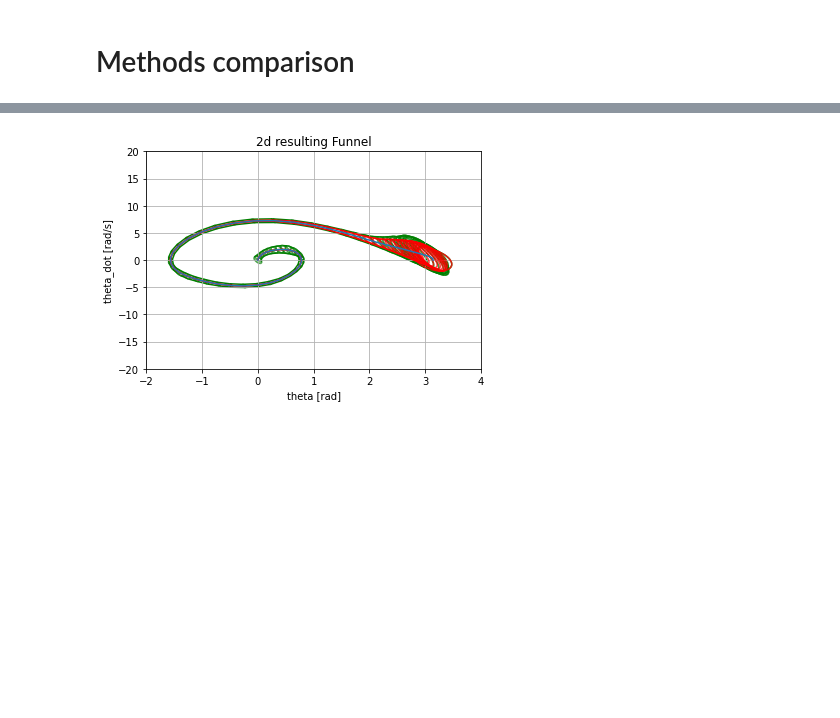
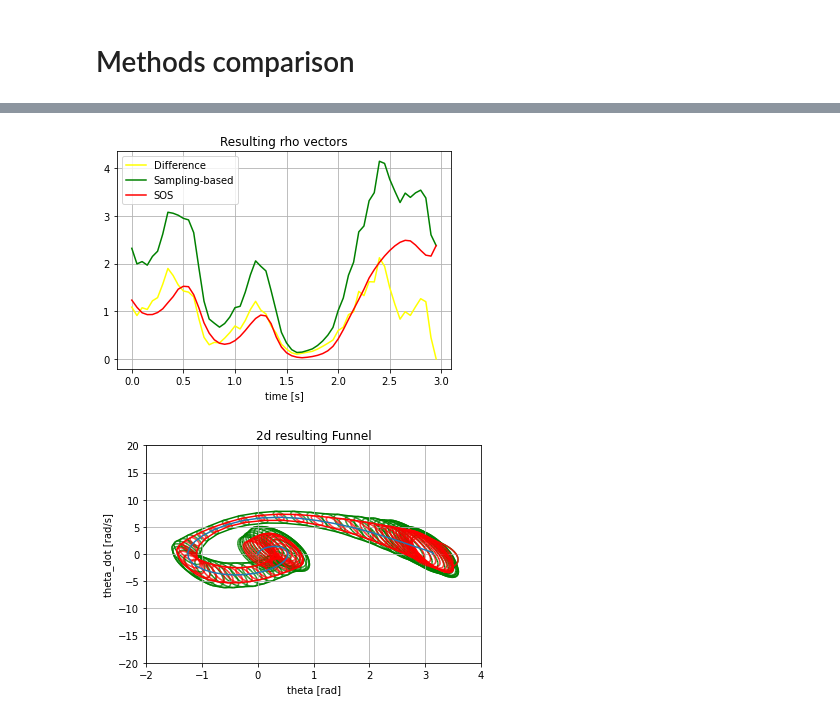
Before and after one commit to FedericoGirlanda/SOS-bilinear-alternation, a Jupyter notebook: main.ipynb, the cells around one changed output, grey strips where cells are left out. Saved outputs shown, nothing was run; the diff lists cells and outputs as text; code cells hidden in the pictures; blank space fills up the shorter version.

Commit message:
Torque limit change, improved rho-multiplier alternation, setting up phi optimization

```diff
--- a/main.ipynb
+++ b/main.ipynb
@@ -23,7 +25,7 @@ length = 0.5
 damping = 0.15
 gravity = 9.81
 coulomb_fric = 0.0
-torque_limit = 1.5
+torque_limit = 2 #1.5
 inertia = mass*length*length
 
 # swingup parameters
@@ -148,9 +210,13 @@ controller.set_goal(goal)
 csv_pathFunnelSos = f"log_data/sos/funnel{max_dt}-{N}.csv"
 if not os.path.exists(csv_pathFunnelSos):
     # Application of the algorithm for time-variand RoA estimation
-    (rho, S) = TVSOSrhoBiAlternation(pendulum, controller, time, N, rhof)
+    # Initial rho(t) definition (exponential init)
+    c = 2
+    rho_init = 15*np.exp(c*(time-time[-1])/time[-1])
+    rho_init[-1] = rhof
+    (rho, S) = TVSOSrhoBiAlternation(pendulum, controller, time, N, rhof, phi_t, rho_init)
     saveFunnel(rho, S,time, N, max_dt)
-    plotFunnel(rho, S,x0_traj, time)
+    plotFunnel(rho, S,x0_traj, time, phi_t)
 else:
     plotFunnel_fromCsv(csv_pathFunnelSos, x0_traj,time)
     data = np.loadtxt(csv_pathFunnelSos, skiprows=1, delimiter=",")
@@ -204,22 +264,24 @@ if verify:
 
         dt = 0.005 # simulation time interval
 
+        phi_i = np.array([[phi_t[ver_idx][0], phi_t[ver_idx][1]],[phi_t[ver_idx][1], phi_t[ver_idx][2]]])
+
         # plot of the verified ellipse
         S_t = controller.tvlqr.S
-        p = get_ellipse_patch(np.array(x0_traj).T[ver_idx][0],np.array(x0_traj).T[ver_idx][1],rho[ver_idx],S_t.value(time[ver_idx]),linec= "black")
+        p = get_ellipse_patch(np.array(x0_traj).T[ver_idx][0],np.array(x0_traj).T[ver_idx][1],rho[ver_idx],S_t.value(time[ver_idx])+phi_i,linec= "black")
         ax.add_patch(p)
         ax.grid(True)
         plt.title(f"Verified ellipse, knot {ver_idx}...")
 
         ax2 = fig.add_subplot(gs[0,1], projection='3d')
-        plotFunnel3d(rho, controller.tvlqr.S, x0_traj, time, ax2) # 3d funnel plot
+        plotFunnel3d(rho, controller.tvlqr.S, x0_traj, time, ax2, phi_t) # 3d funnel plot
         ax2.plot(time, x0_traj[0],x0_traj[1]) # plot the nominal traj
 
         one_green = False
         one_red = False
         for j in range(1,nSimulations+1):
 
-            xBar0=sample_from_ellipsoid(S_t.value(time[ver_idx]),rho[ver_idx]) # sample new initial state inside the estimated RoA
+            xBar0=sample_from_ellipsoid(S_t.value(time[ver_idx])+phi_i,rho[ver_idx]) # sample new initial state inside the estimated RoA
             x_i=xBar0+np.array(x0_traj).T[ver_idx]
 
             sim = Simulator(plant=pendulum_approx) # init the simulation
@@ -259,7 +321,7 @@ if not os.path.exists(csv_pathFunnelProb):
     nSimulations = 100
     (rho_prob, S) = TVprobRhoComputation(pendulum, controller, x0_traj,time, N, nSimulations, rhof)
     saveFunnel_probabilistic(rho_prob, controller.tvlqr.S,time,N, max_dt)
-    plotFunnel(rho_prob, controller.tvlqr.S, x0_traj,time)
+    plotFunnel(rho_prob, controller.tvlqr.S, x0_traj,time, phi_t)
 else:
     plotFunnel_fromCsv(csv_pathFunnelProb, x0_traj,time)
     data = np.loadtxt(csv_pathFunnelProb, skiprows=1, delimiter=",")
@@ -352,17 +416,23 @@ if verify:
 
     plt.show()
 # %%
-# rho_diff = rho_prob - rho
-# plt.plot(time,rho_diff, color = "yellow")
-# plt.plot(time, rho_prob, color = "red")
-# plt.plot(time,rho, color = "green")
+rho_diff = rho_prob - rho
+fig, ax = plt.subplots()
+plt.title("Resulting rho vectors")
+plt.grid(True)
+ax.set_xlabel("time [s]")
+ax.plot(time,rho_diff, color = "yellow", label = 'Difference')
+ax.plot(time, rho_prob, color = "green", label = 'Sampling-based')
+ax.plot(time,rho, color = "red", label = 'SOS')
+ax.legend()
 
 # comparison = [i*10 for i in range(round(N/10))]
 # for compared_knot in comparison:
 #     ellipseComparison(csv_pathFunnelSos, csv_pathFunnelProb,x0_traj, compared_knot)
 
 funnel2DComparison(csv_pathFunnelSos, csv_pathFunnelProb,x0_traj,time)
 
 plt.show()
 # %% [output]
-[figure, old version]
+[figure, new version]
+[figure, added]
```
Also changed, not shown: parts of 9 cells of this notebook, 13 other files.
